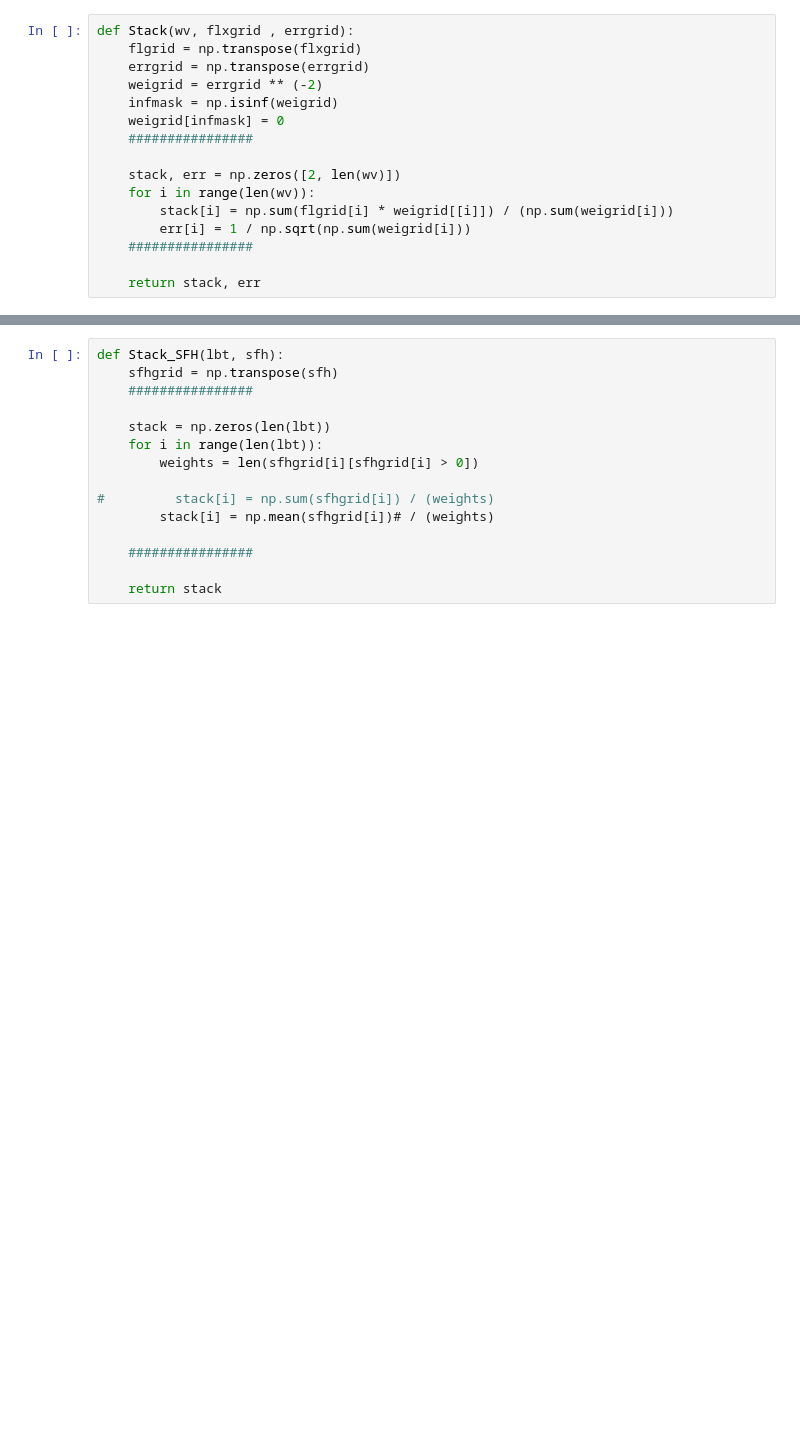
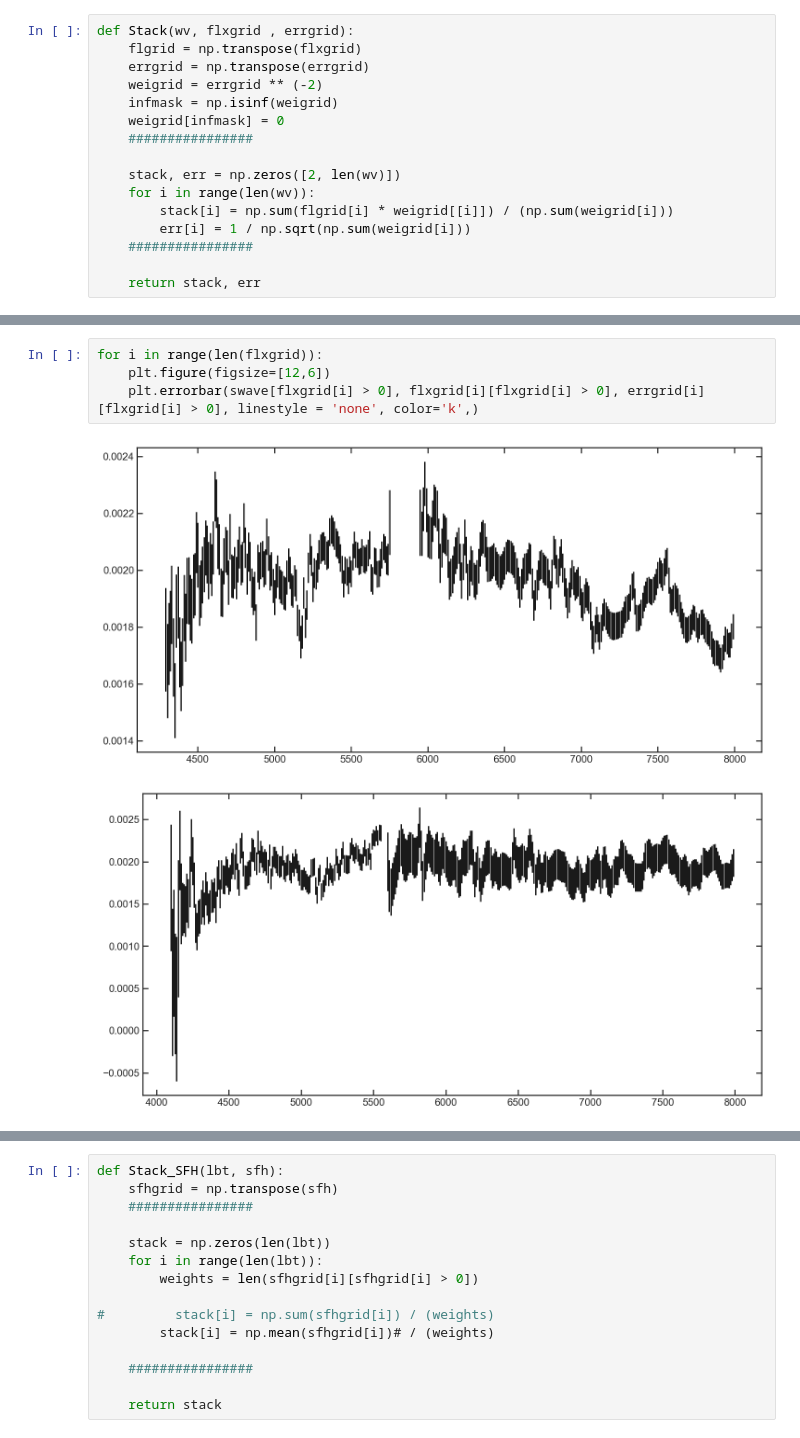
Before and after one commit to Vince-ec/Cluster_and_field, a Jupyter notebook: scripts/stacking_galaxies.ipynb, the cells around one changed output, grey strips where cells are left out. Drawn from its saved outputs; the diff is of its cells as text; blank space fills up the shorter version.

```diff
--- a/scripts/stacking_galaxies.ipynb
+++ b/scripts/stacking_galaxies.ipynb
@@ -566,3 +496,10 @@ plt.errorbar(swave[hzflux > 0], hzflux[hzflux > 0], hzerror[hzflux > 0], linesty
+# %%
+for i in range(len(flxgrid)):
+    plt.figure(figsize=[12,6])
+    plt.errorbar(swave[flxgrid[i] > 0], flxgrid[i][flxgrid[i] > 0], errgrid[i][flxgrid[i] > 0], linestyle = 'none', color='k',)
+# %% [output]
+[figure, added]
+[figure, added]
 # %%
 plt.figure(figsize =[8,8])
 
```
Also changed, not shown: parts of 13 cells of this notebook.
